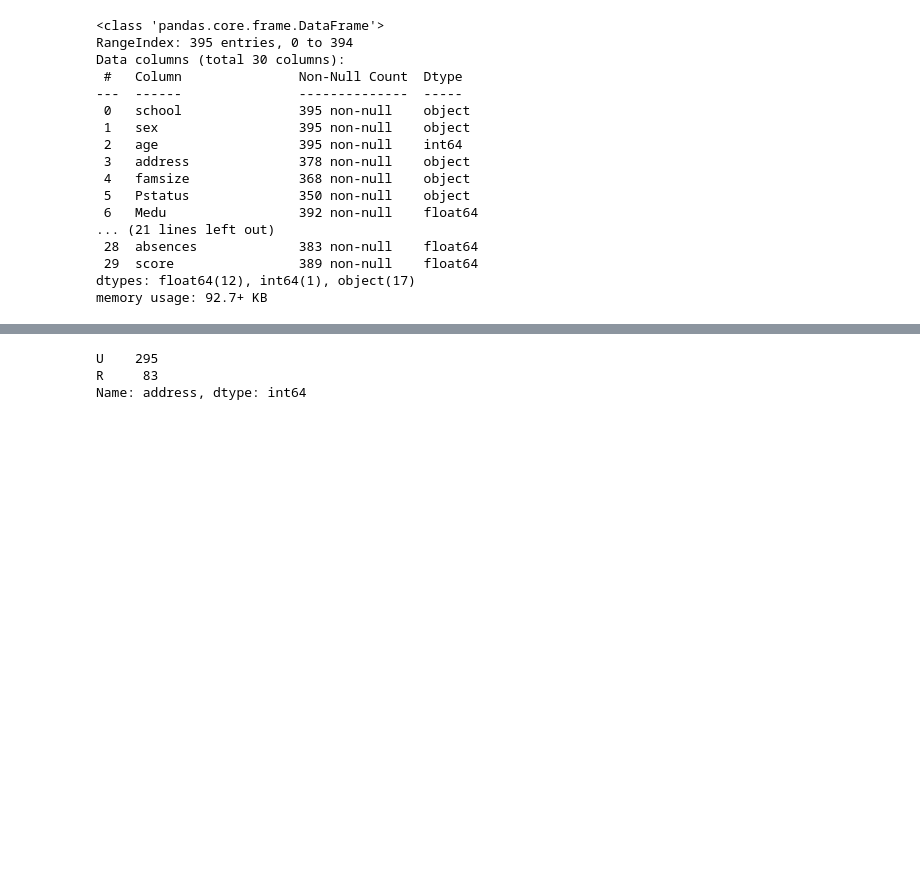
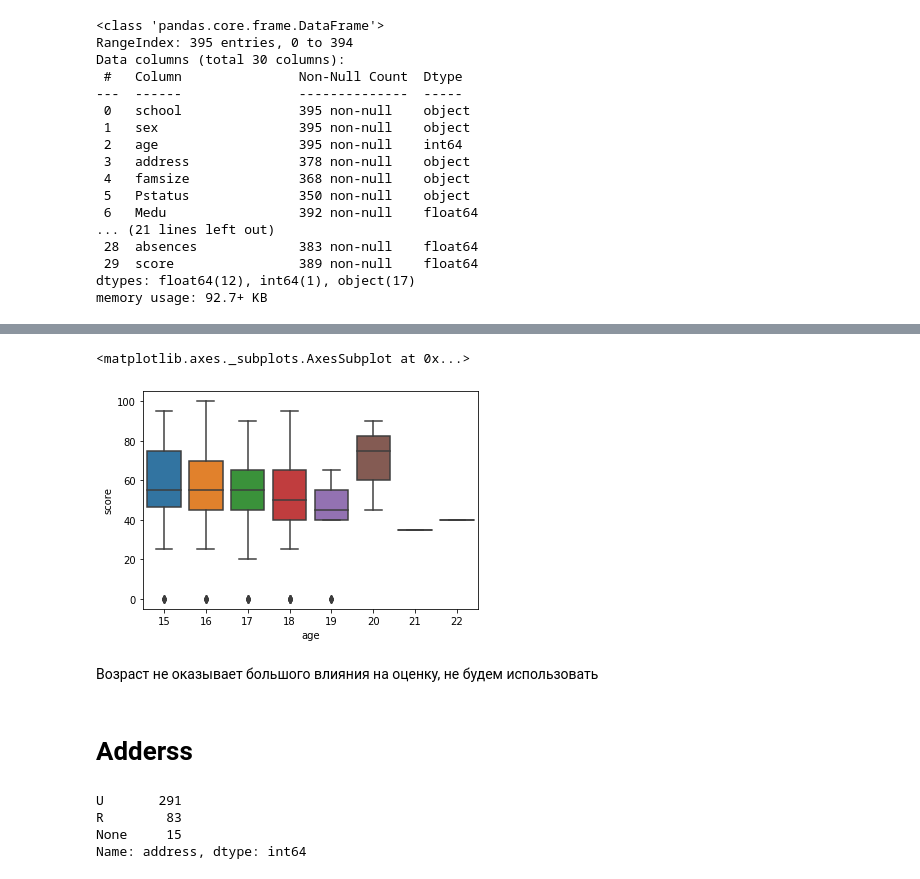
Before and after one commit to Gayazovv/module_2, a Jupyter notebook: module_2.ipynb, the cells around one changed output, grey strips where cells are left out. Drawn from its saved outputs; the diff is of its cells as text; code cells hidden in the pictures; blank space fills up the shorter version.

```diff
--- a/module_2.ipynb
+++ b/module_2.ipynb
@@ -78,3 +107,12 @@ df.age.value_counts()
 22      1
 21      1
 Name: age, dtype: int64
+# %%
+sns.boxplot(x = 'age', y = 'score', data = df)
+# %% [output]
+<matplotlib.axes._subplots.AxesSubplot at 0x...>
+[figure, added]
+# %% [markdown]
+Возраст не оказывает большого влияния на оценку, не будем использовать
+# %% [markdown]
+# Adderss
@@ -81,6 +121,7 @@ Name: age, dtype: int64
 # %%
-df.address.value_counts()
+df_test['address'].value_counts()
 # %% [output]
-U    295
-R     83
+U       291
+R        83
+None     15
 Name: address, dtype: int64
```
Also changed, not shown: parts of 200 cells of this notebook.
